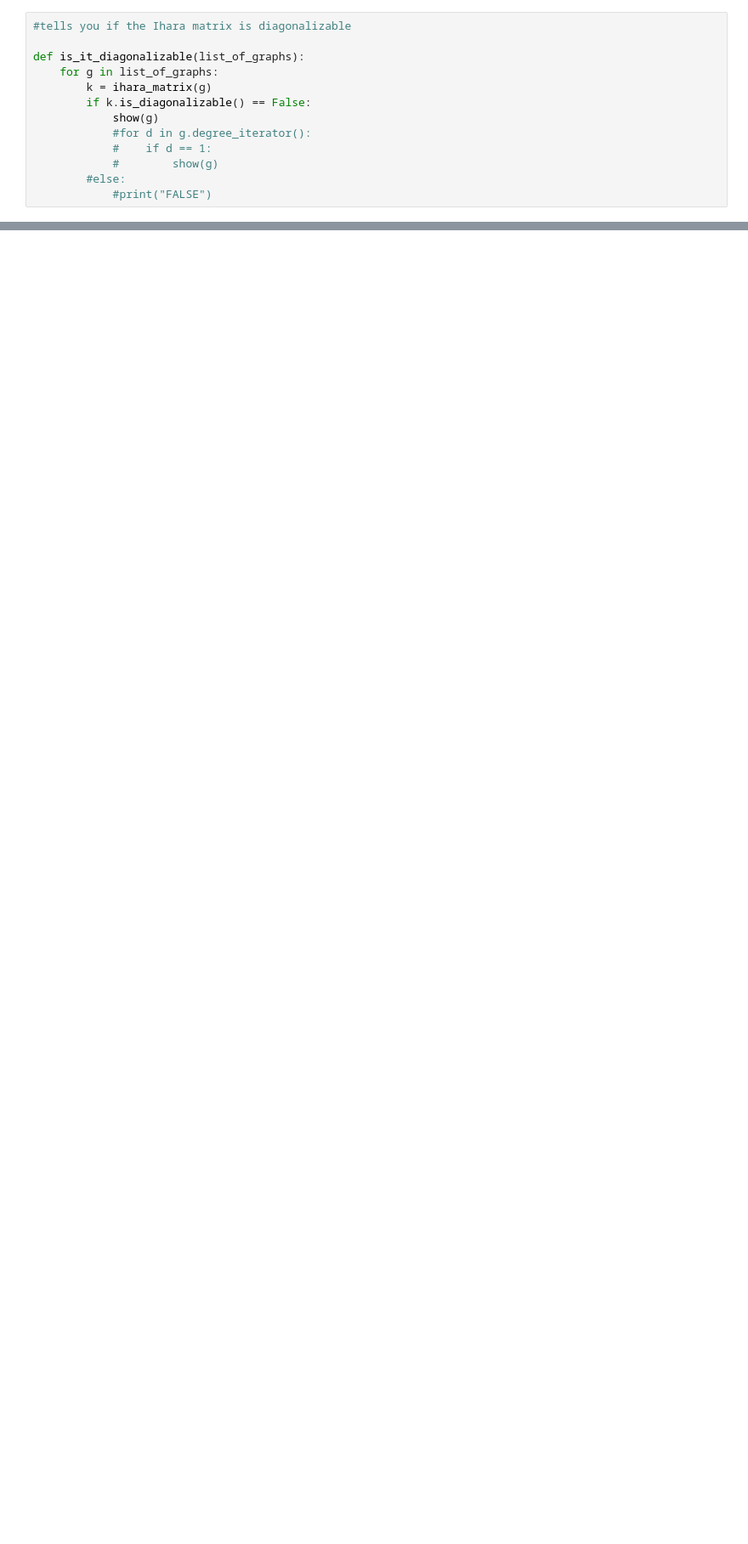
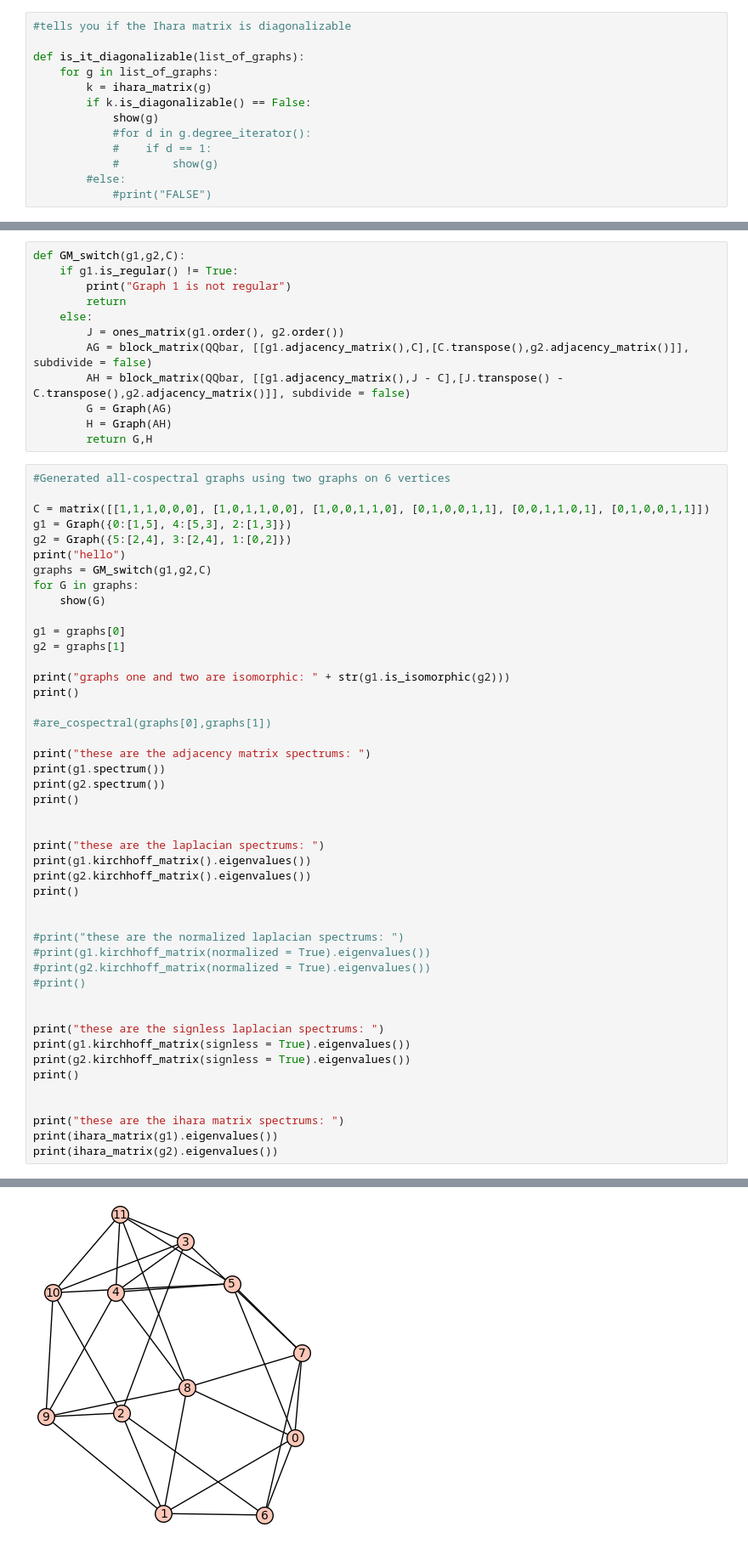
Before and after one commit to davizacheu/Spectral-Graph-Theory-Research, a Jupyter notebook: NB_Functions.ipynb, the cells around one changed output, grey strips where cells are left out. Shown at 85% size. Cells and saved outputs as stored; diff of their text form; blank space fills up the shorter version.

Commit message:
updated are_cospectral() and outputs

```diff
--- a/NB_Functions.ipynb
+++ b/NB_Functions.ipynb
@@ -216,0 +214,59 @@ for i in range (0,graphs_length):
+# %%
+def GM_switch(g1,g2,C):
+    if g1.is_regular() != True:
+        print("Graph 1 is not regular")
+        return
+    else:
+        J = ones_matrix(g1.order(), g2.order())
+        AG = block_matrix(QQbar, [[g1.adjacency_matrix(),C],[C.transpose(),g2.adjacency_matrix()]], subdivide = false)
+        AH = block_matrix(QQbar, [[g1.adjacency_matrix(),J - C],[J.transpose() - C.transpose(),g2.adjacency_matrix()]], subdivide = false)
+        G = Graph(AG)
+        H = Graph(AH)
+        return G,H
+# %%
+#Generated all-cospectral graphs using two graphs on 6 vertices
+
+C = matrix([[1,1,1,0,0,0], [1,0,1,1,0,0], [1,0,0,1,1,0], [0,1,0,0,1,1], [0,0,1,1,0,1], [0,1,0,0,1,1]])
+g1 = Graph({0:[1,5], 4:[5,3], 2:[1,3]})
+g2 = Graph({5:[2,4], 3:[2,4], 1:[0,2]})
+print("hello")
+graphs = GM_switch(g1,g2,C)
+for G in graphs:
+    show(G)
+
+g1 = graphs[0]
+g2 = graphs[1]
+
+print("graphs one and two are isomorphic: " + str(g1.is_isomorphic(g2)))
+print()
+
+#are_cospectral(graphs[0],graphs[1])
+
+print("these are the adjacency matrix spectrums: ")
+print(g1.spectrum())
+print(g2.spectrum())
+print()
+
+
+print("these are the laplacian spectrums: ")
+print(g1.kirchhoff_matrix().eigenvalues())
+print(g2.kirchhoff_matrix().eigenvalues())
+print()
+
+
+#print("these are the normalized laplacian spectrums: ")
+#print(g1.kirchhoff_matrix(normalized = True).eigenvalues())
+#print(g2.kirchhoff_matrix(normalized = True).eigenvalues())
+#print()
+
+
+print("these are the signless laplacian spectrums: ")
+print(g1.kirchhoff_matrix(signless = True).eigenvalues())
+print(g2.kirchhoff_matrix(signless = True).eigenvalues())
+print()
+
+
+print("these are the ihara matrix spectrums: ")
+print(ihara_matrix(g1).eigenvalues())
+print(ihara_matrix(g2).eigenvalues())
+# %% [output]
@@ -216,0 +274 @@ for i in range (0,graphs_length):
+[figure, added]
```
Also changed, not shown: parts of 26 cells of this notebook.
